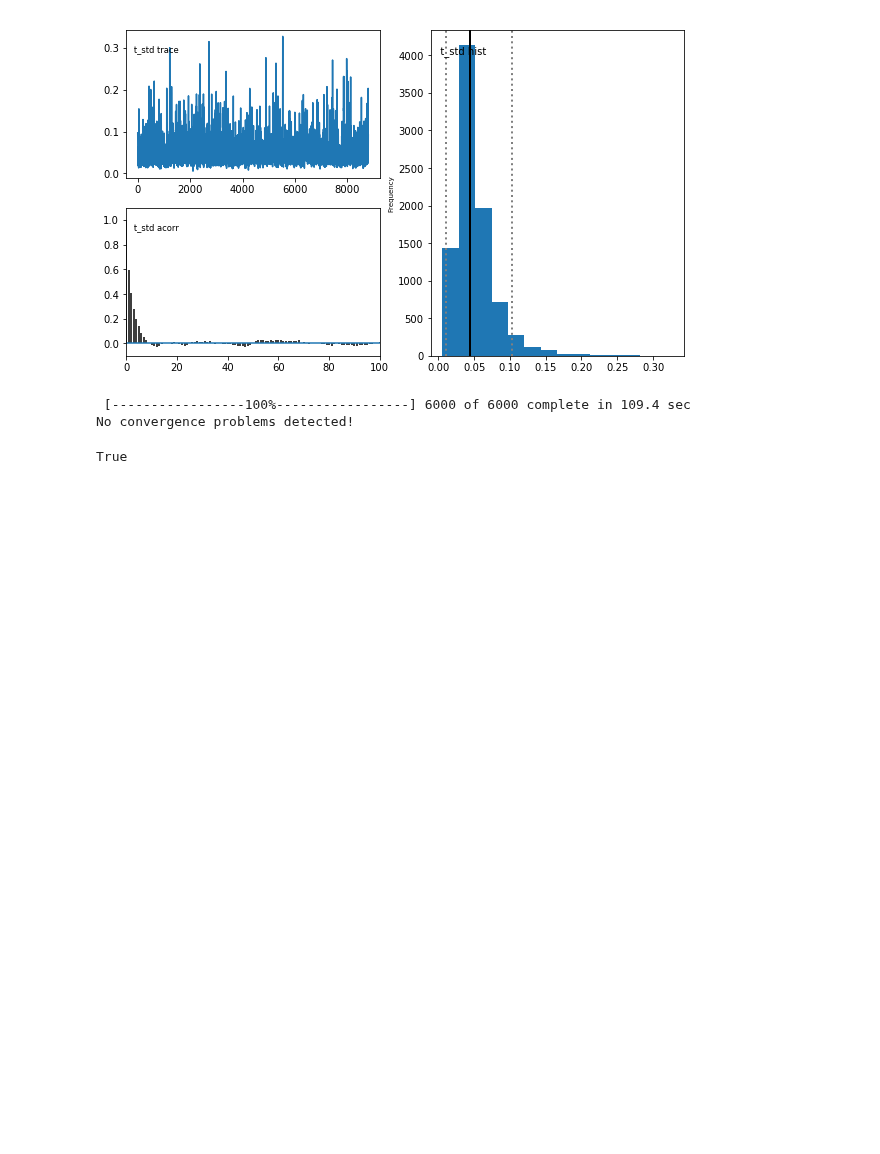
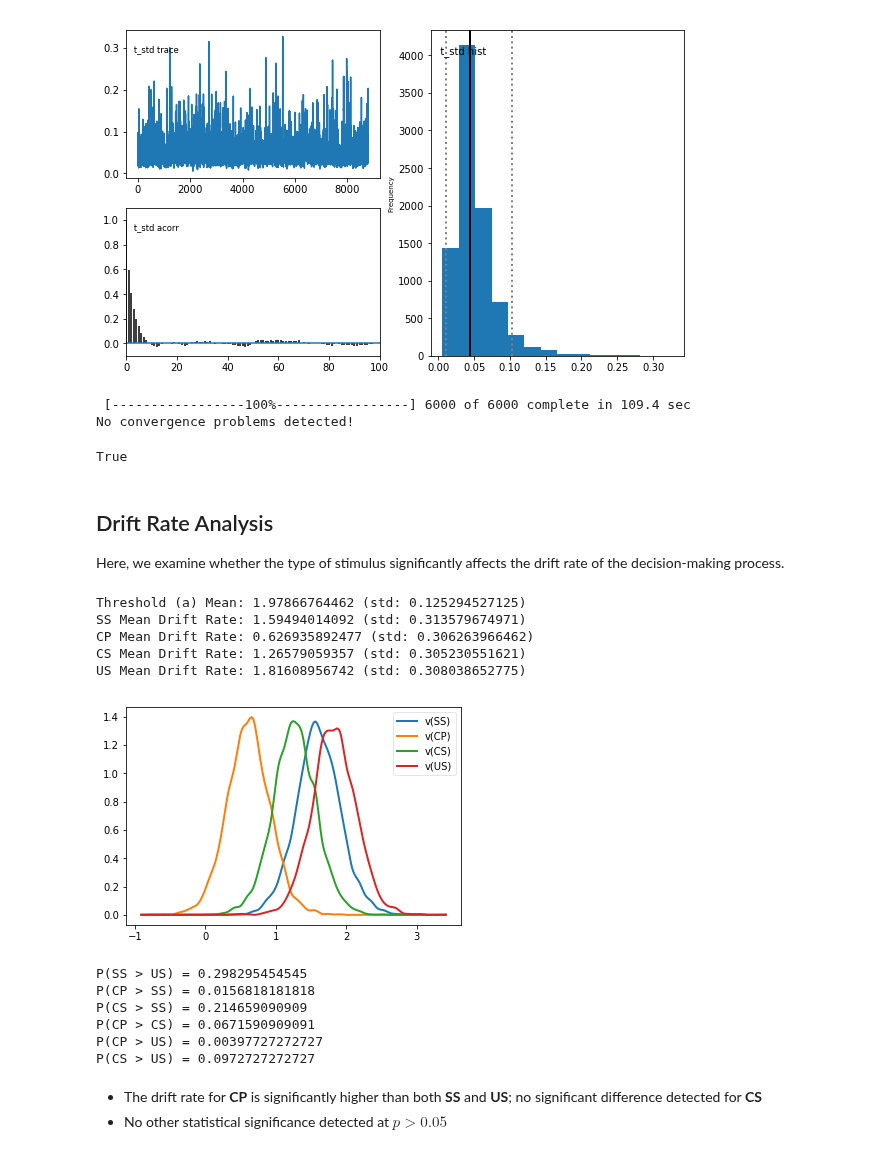
Before and after one commit to CPernet/LanguageDecision, a Jupyter notebook: language_decision/2-matched-controls-analysis.ipynb, the cells around one changed output. Drawn from its saved outputs; the diff is of its cells as text; code cells hidden in the pictures; blank space fills up the shorter version.

Commit message:
add drift rate analysis

```diff
--- a/language_decision/2-matched-controls-analysis.ipynb
+++ b/language_decision/2-matched-controls-analysis.ipynb
@@ -76,3 +76,43 @@ model_tools.check_convergence(models)
  [-----------------100%-----------------] 6000 of 6000 complete in 109.4 sec
 No convergence problems detected!
 True
+# %% [markdown]
+## Drift Rate Analysis
+
+Here, we examine whether the type of stimulus significantly affects the drift rate of the decision-making process.
+# %%
+model_stats = model.gen_stats()
+print("Threshold (a) Mean: " + str(model_stats['mean']['a']) + " (std: " + str(model_stats['std']['a']) + ")")
+print("SS Mean Drift Rate: " + str(model_stats['mean']['v(SS)']) + " (std: " + str(model_stats['std']['v(SS)']) + ")")
+print("CP Mean Drift Rate: " + str(model_stats['mean']['v(CP)']) + " (std: " + str(model_stats['std']['v(CP)']) + ")")
+print("CS Mean Drift Rate: " + str(model_stats['mean']['v(CS)']) + " (std: " + str(model_stats['std']['v(CS)']) + ")")
+print("US Mean Drift Rate: " + str(model_stats['mean']['v(US)']) + " (std: " + str(model_stats['std']['v(US)']) + ")")
+# %% [output]
+Threshold (a) Mean: 1.97866764462 (std: 0.125294527125)
+SS Mean Drift Rate: 1.59494014092 (std: 0.313579674971)
+CP Mean Drift Rate: 0.626935892477 (std: 0.306263966462)
+CS Mean Drift Rate: 1.26579059357 (std: 0.305230551621)
+US Mean Drift Rate: 1.81608956742 (std: 0.308038652775)
+# %%
+v_SS, v_CP, v_CS, v_US = model.nodes_db.node[['v(SS)', 'v(CP)', 'v(CS)', 'v(US)']]
+
+hddm.analyze.plot_posterior_nodes([v_SS, v_CP, v_CS, v_US])
+# %% [output]
+[figure, added]
+# %%
+print('P(SS > US) = ' + str((v_SS.trace() > v_US.trace()).mean()))
+print('P(CP > SS) = ' + str((v_CP.trace() > v_SS.trace()).mean()))
+print('P(CS > SS) = ' + str((v_CS.trace() > v_SS.trace()).mean()))
+print('P(CP > CS) = ' + str((v_CP.trace() > v_CS.trace()).mean()))
+print('P(CP > US) = ' + str((v_CP.trace() > v_US.trace()).mean()))
+print('P(CS > US) = ' + str((v_CS.trace() > v_US.trace()).mean()))
+# %% [output]
+P(SS > US) = 0.298295454545
+P(CP > SS) = 0.0156818181818
+P(CS > SS) = 0.214659090909
+P(CP > CS) = 0.0671590909091
+P(CP > US) = 0.00397727272727
+P(CS > US) = 0.0972727272727
+# %% [markdown]
+- The drift rate for **CP** is significantly higher than both **SS** and **US**; no significant difference detected for **CS**
+- No other statistical significance detected at $p > 0.05$
```
